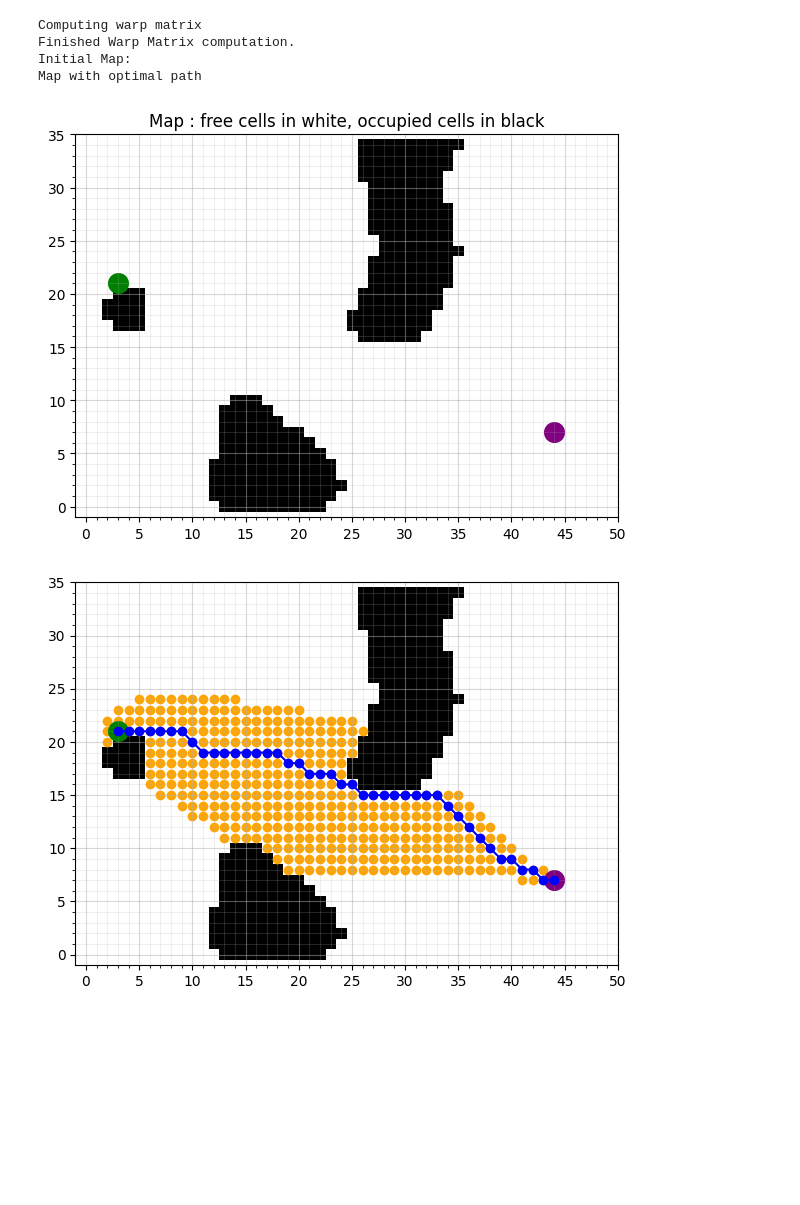
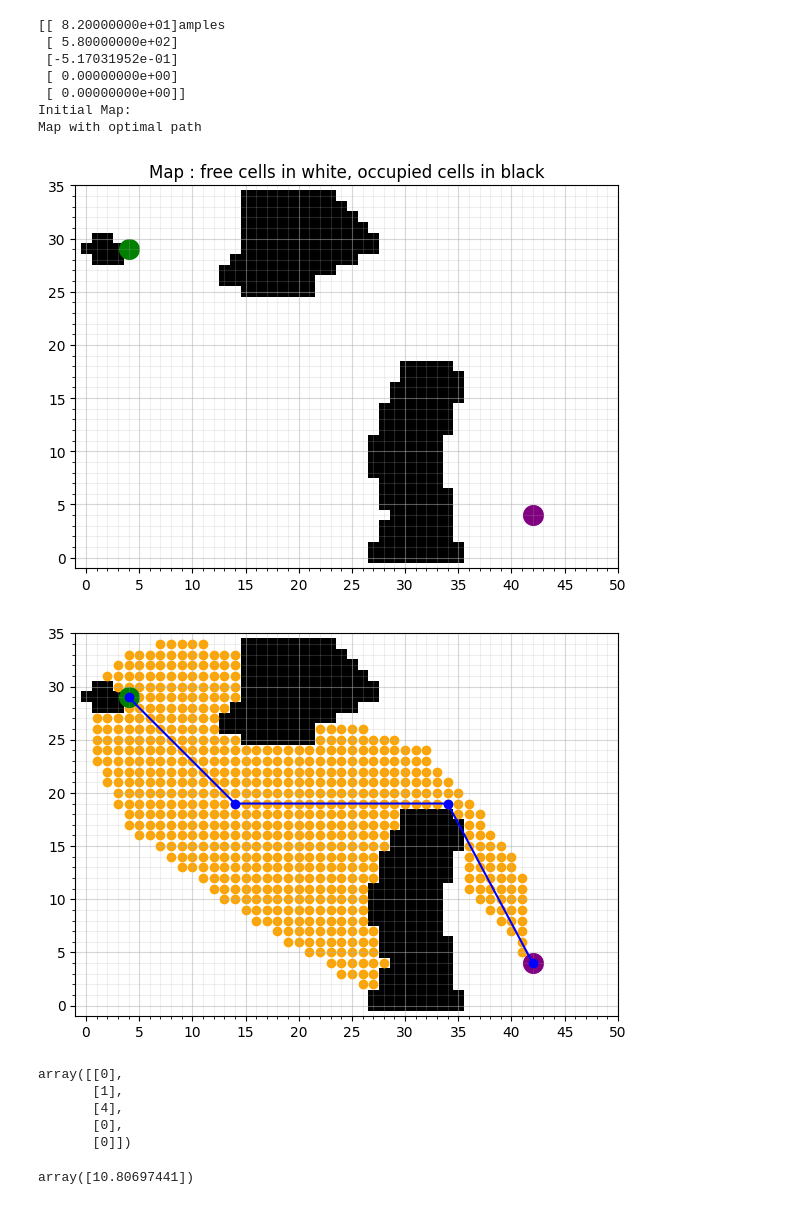
Before and after one commit to einsetumadur/MobileRoboticsG16, a Jupyter notebook: Main_julien.ipynb, the cells around one changed output. Drawn from its saved outputs; the diff is of its cells as text; code cells hidden in the pictures; blank space fills up the shorter version.

```diff
--- a/Main_julien.ipynb
+++ b/Main_julien.ipynb
@@ -40,40 +44,57 @@ while True:
     if ret:
         # maps capture to map
         if REFRAME:
 
             frame = cv2.warpPerspective(frame,Tmap,MAP_SHAPE)
         # maps BGR to HLS color space for simplicity
         HLS = cv2.cvtColor(frame, cv2.COLOR_BGR2HLS_FULL)
 
 
-        fmap = vs.get_grid_fixed_map(frame,(50,35),50)
+        fmap = vs.get_grid_fixed_map(frame,(50,35),50, robrad=60)
 
         # find dest position
         bool_dest, dest = vs.get_destination(frame)
 
         if bool_dest:
             dest = dest/10.0
             dest[1] = 70-dest[1]
             dest = gb.convert_to_idx(dest,2)
             #dest[1]= 35-dest[1]
             dest = tuple(dest)
         #dest = gb.convert_to_idx(vs.get_destination(frame)/10.0, 2)
         # find robot
-            gotpos,robpos,pxpcm,orient = vs.get_Robot_position_orientation(HLS,5)
+            gotpos,robpos,orient, ppmx = vs.get_Robot_position_orientation(HLS,5)
             if gotpos :
-                start = robpos/10.0
-                start[1]= 70 -start[1]
+                start=robpos
+                start[1]= 700 -start[1]
+                state_estimation_prev2 = np.array([[start[0]],[start[1]], [orient], [0],[0]])
+                start = start/10.0
+                print(state_estimation_prev2)
                 start = gb.convert_to_idx(start,2)
                 start = tuple(start)
                 path = gb.global_final(fmap,start,dest, "8N", True)
-                state_estimation_prev = [start, orient, 0, 0]
                 P_estimation_prev = 1000*np.ones(5)
                 break
 # %% [output]
-Computing warp matrix
-Finished Warp Matrix computation.
+[[ 8.20000000e+01]amples
+ [ 5.80000000e+02]
+ [-5.17031952e-01]
+ [ 0.00000000e+00]
+ [ 0.00000000e+00]]
 Initial Map:
 Map with optimal path
-[figure, old version]
+[figure, new version]
-[figure, old version]
+[figure, new version]
+# %%
+ np.array([[0],[1], [4], [0],[0]])
+# %% [output]
+array([[0],
+       [1],
+       [4],
+       [0],
+       [0]])
+# %%
+orient
+# %% [output]
+array([10.80697441])
 # %%
```
Also changed, not shown: parts of 14 cells of this notebook, 4 other files.
